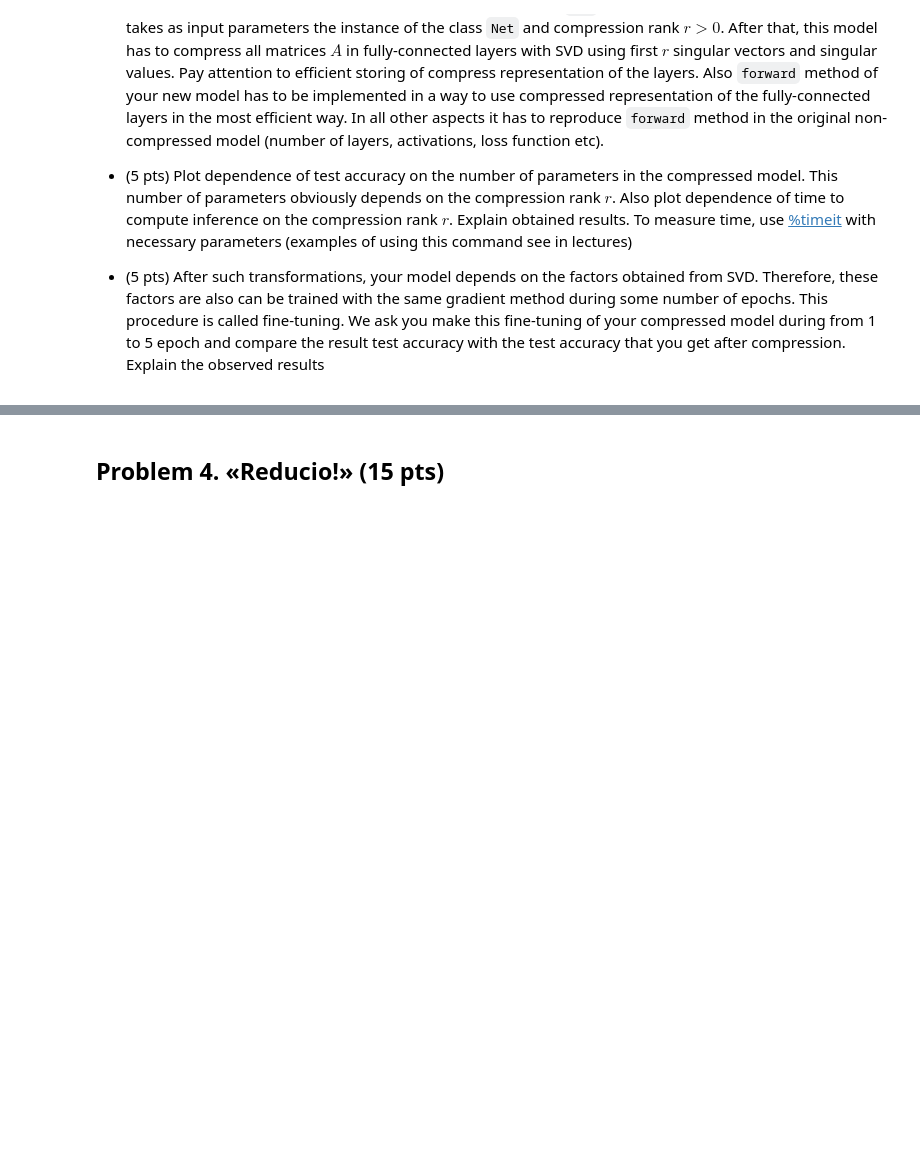
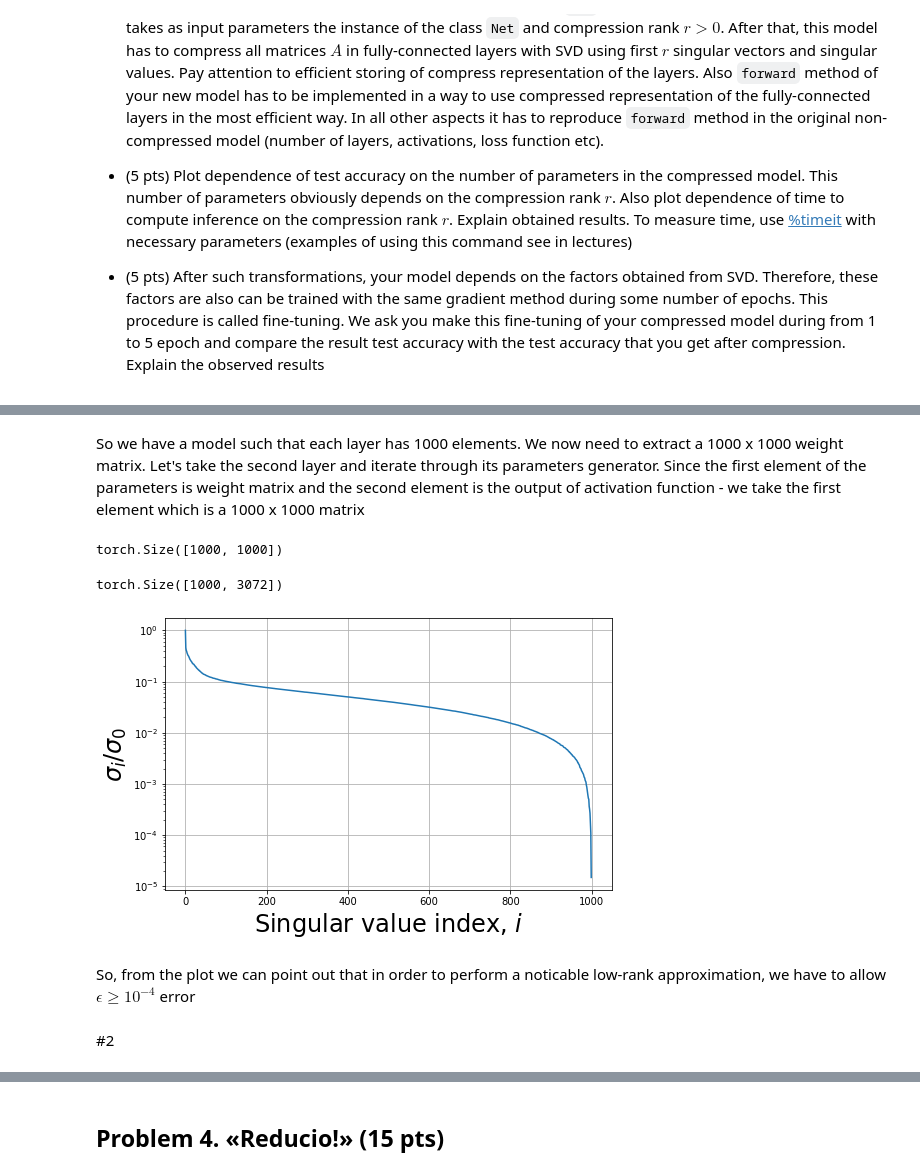
Before and after one commit to kolchindru/NLA, a Jupyter notebook: Homework_1.ipynb, the cells around one changed output, grey strips where cells are left out. Drawn from its saved outputs; the diff is of its cells as text; code cells hidden in the pictures; blank space fills up the shorter version.

```diff
--- a/Homework_1.ipynb
+++ b/Homework_1.ipynb
@@ -321,6 +525,7 @@ def test(model, test_loader):
     print('\nTest set: Average loss: {:.4f}, Accuracy: {}/{} ({:.0f}%)\n'.format(
         test_loss, correct, len(test_loader.dataset),
         100. * correct / len(test_loader.dataset)))
+    return correct
 # %% [markdown]
 ### Set parameters for training and print intermediate loss values
 # %%
@@ -330,6 +535,8 @@ epochs = 7
 ### Third step: run training with the [Adam](https://arxiv.org/pdf/1412.6980.pdf%20%22%20entire%20document) optimization method
 
 If your laptop is not very fast, you will wait some time till training is finished.
+# %%
+epochs = 5
 # %%
 model = Net()
 optimizer = optim.Adam(model.parameters(), lr=1e-3)
@@ -375,0 +583,26 @@ To measure time, use [%timeit](https://docs.python.org/3.6/library/timeit.html)
+# %% [markdown]
+So we have a model such that each layer has 1000 elements. We now need to extract a 1000 x 1000 weight matrix. Let's take the second layer and iterate through its parameters generator. Since the first element of the parameters is weight matrix and the second element is the output of activation function - we take the first element which is a 1000 x 1000 matrix
+# %%
+model.fc2.weight.data.shape
+# %% [output]
+torch.Size([1000, 1000])
+# %%
+A = model.fc2.weight.data
+# %%
+model.fc1.weight.shape
+# %% [output]
+torch.Size([1000, 3072])
+# %%
+U, S, V = torch.svd(A)
+# %%
+plt.figure(figsize=(8,5)) # Plot parameters are taken from lecture 4
+plt.semilogy(S.T/S.T[0])
+plt.ylabel(r"$\sigma_i / \sigma_0$", fontsize=24)
+plt.grid(True)
+plt.xlabel(r"Singular value index, $i$", fontsize=24);
+# %% [output]
+[figure, added]
+# %% [markdown]
+So, from the plot we can point out that in order to perform a noticable low-rank approximation, we have to allow $\epsilon \geq 10^{-4}$ error
+# %% [markdown]
+#2
```
Also changed, not shown: parts of 65 cells of this notebook.
